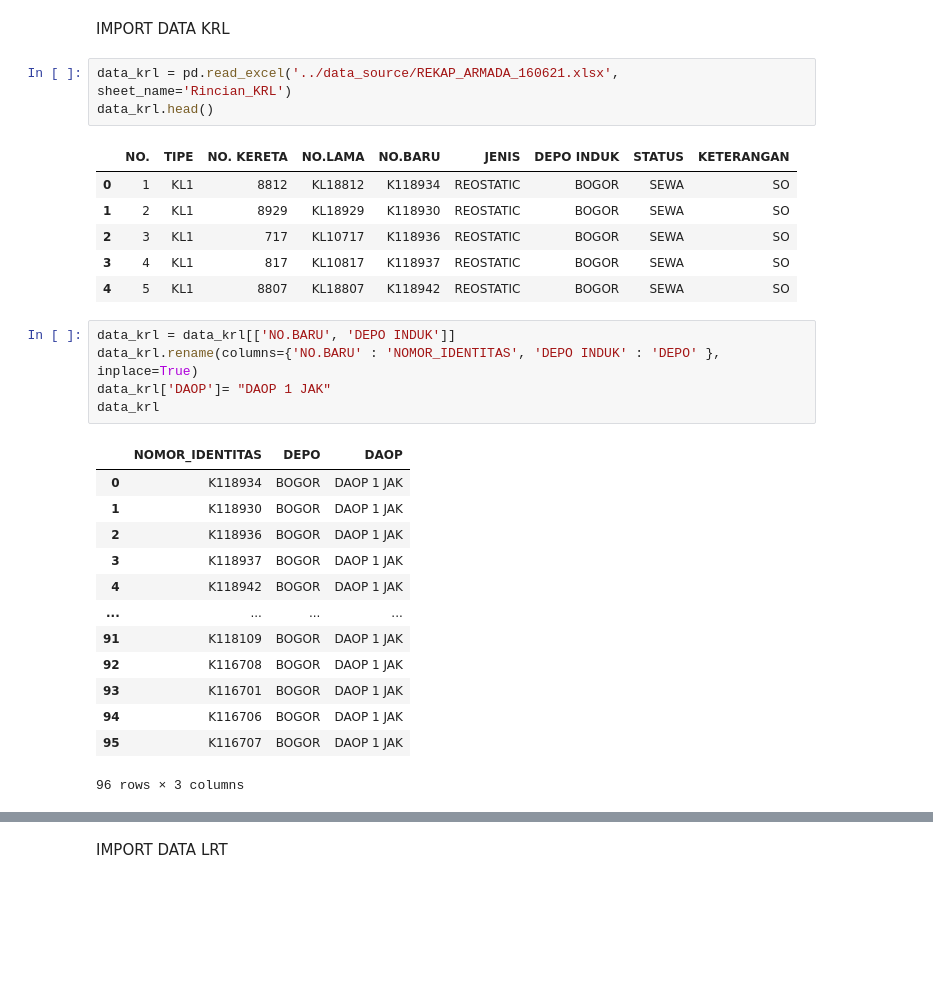
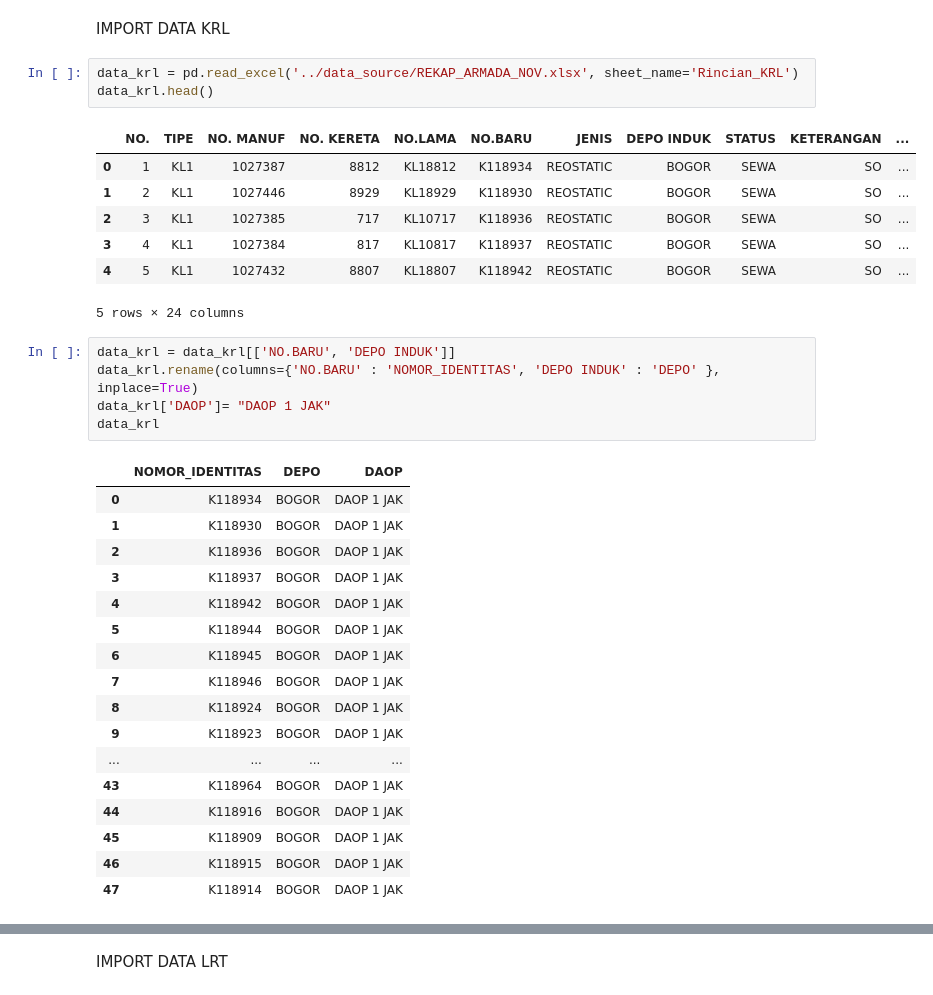
Before and after one commit to cktheone/DQLab, a Jupyter notebook: Latihan/Sinkronisasi Data Sarana/data_aset_kai.ipynb, the cells around one changed output, grey strips where cells are left out. Drawn from its saved outputs; the diff is of its cells as text; blank space fills up the shorter version.

Commit message:
update sinkronisasi data nov

```diff
--- a/Latihan/Sinkronisasi Data Sarana/data_aset_kai.ipynb
+++ b/Latihan/Sinkronisasi Data Sarana/data_aset_kai.ipynb
@@ -242,15 +239,16 @@ data_krd
 # %% [markdown]
 IMPORT DATA KRL
 # %%
-data_krl = pd.read_excel('../data_source/REKAP_ARMADA_160621.xlsx', sheet_name='Rincian_KRL')
+data_krl = pd.read_excel('../data_source/REKAP_ARMADA_NOV.xlsx', sheet_name='Rincian_KRL')
 data_krl.head()
 # %% [output]
-|  | NO. | TIPE | NO. KERETA | NO.LAMA | NO.BARU | JENIS | DEPO INDUK | STATUS | KETERANGAN |
-| 0 | 1 | KL1 | 8812 | KL18812 | K118934 | REOSTATIC | BOGOR | SEWA | SO |
-| 1 | 2 | KL1 | 8929 | KL18929 | K118930 | REOSTATIC | BOGOR | SEWA | SO |
-| 2 | 3 | KL1 | 717 | KL10717 | K118936 | REOSTATIC | BOGOR | SEWA | SO |
-| 3 | 4 | KL1 | 817 | KL10817 | K118937 | REOSTATIC | BOGOR | SEWA | SO |
-| 4 | 5 | KL1 | 8807 | KL18807 | K118942 | REOSTATIC | BOGOR | SEWA | SO |
+|  | NO. | TIPE | NO. MANUF | NO. KERETA | NO.LAMA | NO.BARU | JENIS | DEPO INDUK | STATUS | KETERANGAN | ... |
+| 0 | 1 | KL1 | 1027387 | 8812 | KL18812 | K118934 | REOSTATIC | BOGOR | SEWA | SO | ... |
+| 1 | 2 | KL1 | 1027446 | 8929 | KL18929 | K118930 | REOSTATIC | BOGOR | SEWA | SO | ... |
+| 2 | 3 | KL1 | 1027385 | 717 | KL10717 | K118936 | REOSTATIC | BOGOR | SEWA | SO | ... |
+| 3 | 4 | KL1 | 1027384 | 817 | KL10817 | K118937 | REOSTATIC | BOGOR | SEWA | SO | ... |
+| 4 | 5 | KL1 | 1027432 | 8807 | KL18807 | K118942 | REOSTATIC | BOGOR | SEWA | SO | ... |
+5 rows × 24 columns
 # %%
 data_krl = data_krl[['NO.BARU', 'DEPO INDUK']]
 data_krl.rename(columns={'NO.BARU' : 'NOMOR_IDENTITAS', 'DEPO INDUK' : 'DEPO' }, inplace=True)
@@ -263,13 +261,17 @@ data_krl
 | 2 | K118936 | BOGOR | DAOP 1 JAK |
 | 3 | K118937 | BOGOR | DAOP 1 JAK |
 | 4 | K118942 | BOGOR | DAOP 1 JAK |
+| 5 | K118944 | BOGOR | DAOP 1 JAK |
+| 6 | K118945 | BOGOR | DAOP 1 JAK |
+| 7 | K118946 | BOGOR | DAOP 1 JAK |
+| 8 | K118924 | BOGOR | DAOP 1 JAK |
+| 9 | K118923 | BOGOR | DAOP 1 JAK |
 | ... | ... | ... | ... |
-| 91 | K118109 | BOGOR | DAOP 1 JAK |
-| 92 | K116708 | BOGOR | DAOP 1 JAK |
-| 93 | K116701 | BOGOR | DAOP 1 JAK |
-| 94 | K116706 | BOGOR | DAOP 1 JAK |
-| 95 | K116707 | BOGOR | DAOP 1 JAK |
+| 43 | K118964 | BOGOR | DAOP 1 JAK |
+| 44 | K118916 | BOGOR | DAOP 1 JAK |
+| 45 | K118909 | BOGOR | DAOP 1 JAK |
+| 46 | K118915 | BOGOR | DAOP 1 JAK |
+| 47 | K118914 | BOGOR | DAOP 1 JAK |
-96 rows × 3 columns
 # %%
 data_krl=data_krl[['NOMOR_IDENTITAS', 'DAOP', 'DEPO']]
 data_krl
```
Also changed, not shown: parts of 47 cells of this notebook, 20 other files.
